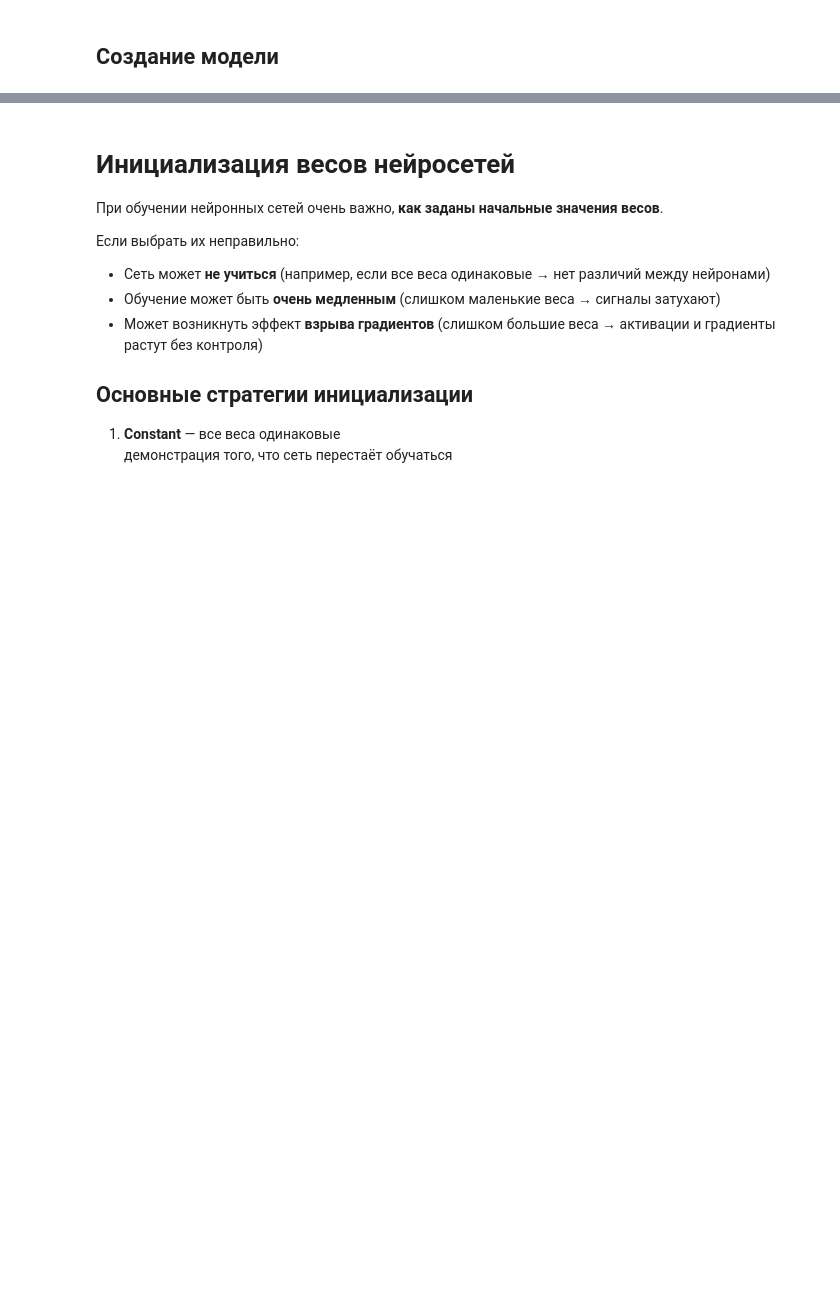
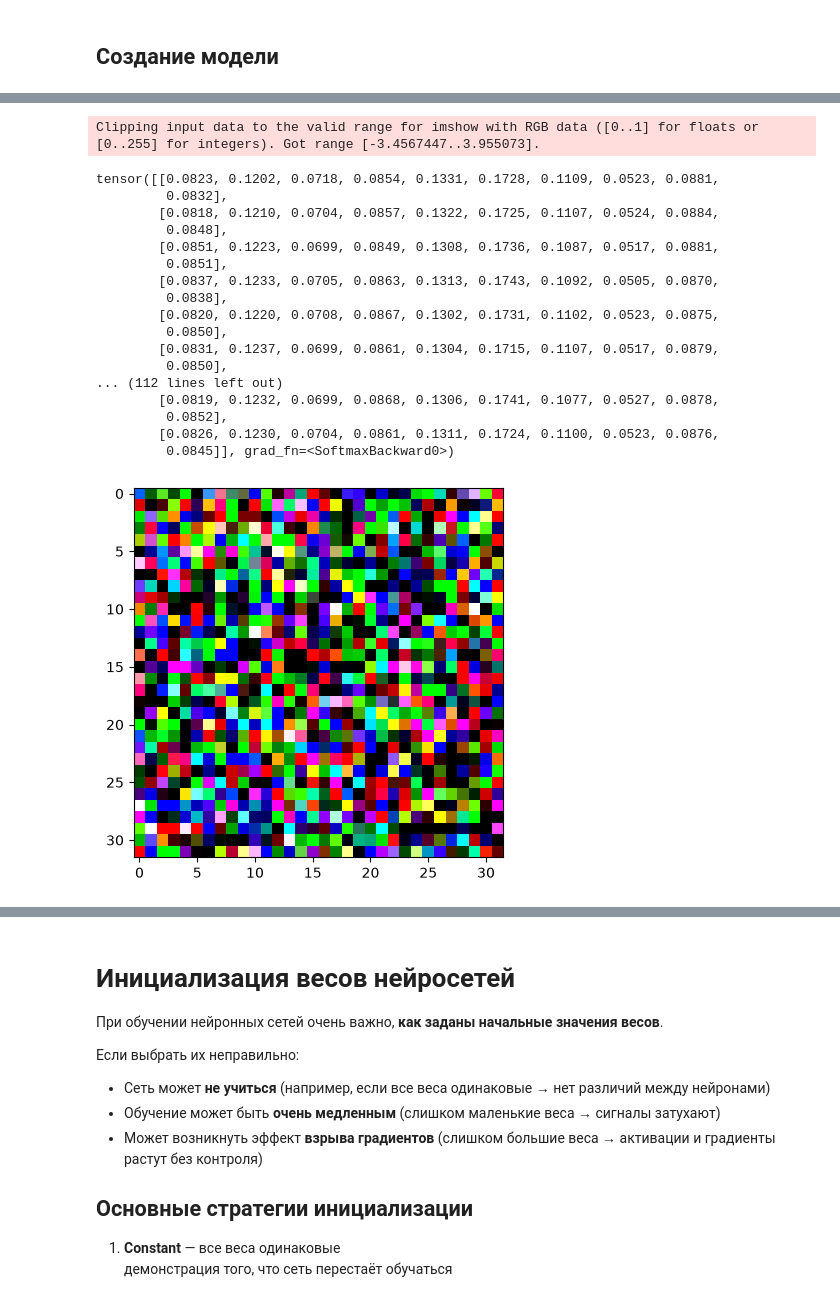
Before and after one commit to physicorym/designing_neural_network_architectures_2026_01, a Jupyter notebook: sem_01/seminar_01.ipynb, the cells around one changed output, grey strips where cells are left out. Cells and saved outputs as stored; diff of their text form; code cells hidden in the pictures; blank space fills up the shorter version.

```diff
--- a/sem_01/seminar_01.ipynb
+++ b/sem_01/seminar_01.ipynb
@@ -13,0 +47,12 @@ PyTorch строит граф вычислений для операций с т
+# %%
+x = torch.randn(10, 10, requires_grad=True)
+y = torch.randn(10, 10, requires_grad=True)
+
+z = ((x + y)**2).sum()
+
+print(z)
+print(x.grad, y.grad)
+
+z.backward()
+
+print(x.grad, y.grad)
@@ -88,3 +182,67 @@ from torch.optim import Adam
+# %%
+from torch import nn
+
+from torch.optim import Adam
+# (B, 3, 256, 256)
+# (1, 32*32*3) -> -> 32
+
+class MLP(nn.Module):
+    def __init__(self):
+        super().__init__()
+
+        self.linear_1 = nn.Linear(32*32*3, 16)
+        self.relu = nn.ReLU()
+        self.linear_2 = nn.Linear(16, 32)
+        self.linear_3 = nn.Linear(32, 10)
+        self.softmax = nn.Softmax()
+
+    def forward(self, x):
+        # (B, 32*32*3)
+        x = x.view(x.size(0), -1)
+
+        x = self.linear_1(x)
+        x = self.relu(x) # функция активацию
+
+        x = self.linear_2(x)
+        x = self.relu(x) # функция активацию
+        # эмбединги,
+
+        x = self.linear_3(x) # логиты
+
+        x = self.sigmoid(x)
+
+        return x
+
+
+# Создание модели
+
+model = MLP()
+
+test_image = torch.randn(64, 32, 32, 3)
+
+plt.imshow(test_image[0, :, :, :])
+
+print(model(test_image))
+# %% [output]
+Clipping input data to the valid range for imshow with RGB data ([0..1] for floats or [0..255] for integers). Got range [-3.4567447..3.955073].
+tensor([[0.0823, 0.1202, 0.0718, 0.0854, 0.1331, 0.1728, 0.1109, 0.0523, 0.0881,
+         0.0832],
+        [0.0818, 0.1210, 0.0704, 0.0857, 0.1322, 0.1725, 0.1107, 0.0524, 0.0884,
+         0.0848],
+        [0.0851, 0.1223, 0.0699, 0.0849, 0.1308, 0.1736, 0.1087, 0.0517, 0.0881,
+         0.0851],
+        [0.0837, 0.1233, 0.0705, 0.0863, 0.1313, 0.1743, 0.1092, 0.0505, 0.0870,
+         0.0838],
+        [0.0820, 0.1220, 0.0708, 0.0867, 0.1302, 0.1731, 0.1102, 0.0523, 0.0875,
+         0.0850],
+        [0.0831, 0.1237, 0.0699, 0.0861, 0.1304, 0.1715, 0.1107, 0.0517, 0.0879,
+         0.0850],
+... (112 lines left out)
+        [0.0819, 0.1232, 0.0699, 0.0868, 0.1306, 0.1741, 0.1077, 0.0527, 0.0878,
+         0.0852],
+        [0.0826, 0.1230, 0.0704, 0.0861, 0.1311, 0.1724, 0.1100, 0.0523, 0.0876,
+         0.0845]], grad_fn=<SoftmaxBackward0>)
+[figure, added]
 # %%
 # можно посмотреть распределение весов по слоям
 
```
Also changed, not shown: parts of 12 cells of this notebook.
